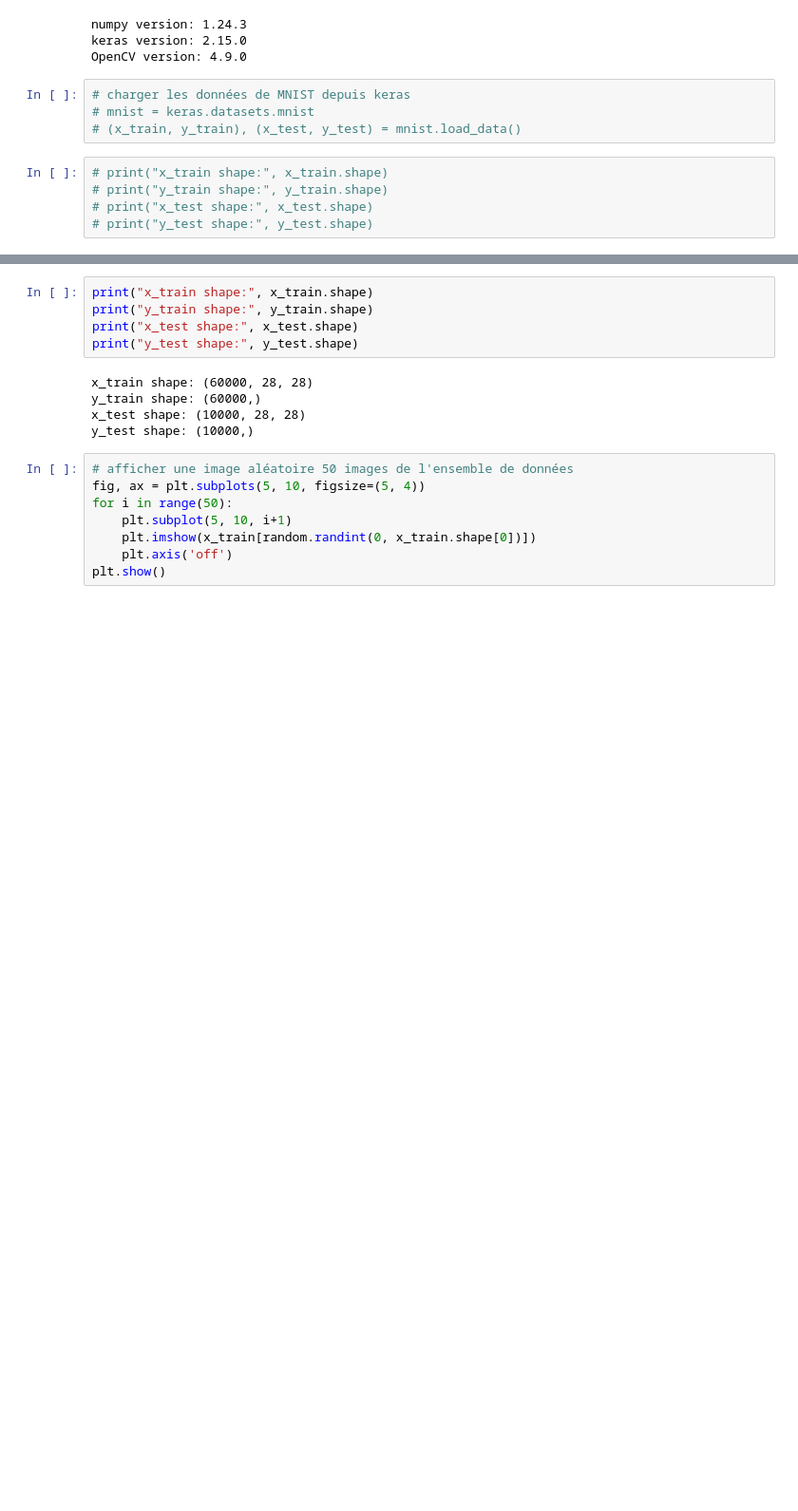
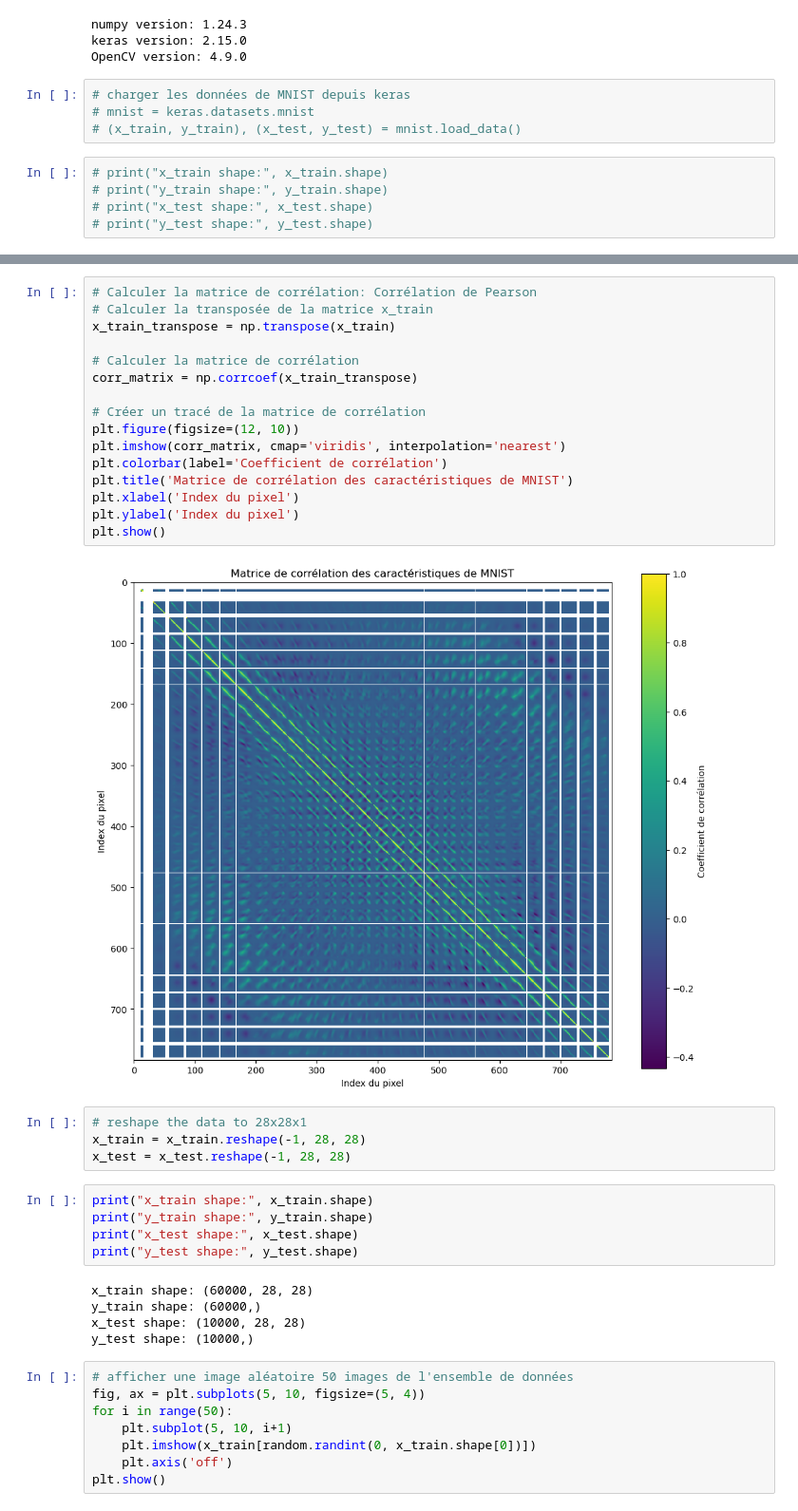
Before and after one commit to cherifissa/haindwritte_predict, a Jupyter notebook: number_predic.ipynb, the cells around one changed output, grey strips where cells are left out. Shown at 95% size. Drawn from its saved outputs; the diff is of its cells as text; blank space fills up the shorter version.

```diff
--- a/number_predic.ipynb
+++ b/number_predic.ipynb
@@ -48,3 +54,25 @@ x_test = x_test.reshape(-1, 28, 28)
+# %%
+# Calculer la matrice de corrélation: Corrélation de Pearson
+# Calculer la transposée de la matrice x_train
+x_train_transpose = np.transpose(x_train)
+
+# Calculer la matrice de corrélation
+corr_matrix = np.corrcoef(x_train_transpose)
+
+# Créer un tracé de la matrice de corrélation
+plt.figure(figsize=(12, 10))
+plt.imshow(corr_matrix, cmap='viridis', interpolation='nearest')
+plt.colorbar(label='Coefficient de corrélation')
+plt.title('Matrice de corrélation des caractéristiques de MNIST')
+plt.xlabel('Index du pixel')
+plt.ylabel('Index du pixel')
+plt.show()
+# %% [output]
+[figure, added]
+# %%
+# reshape the data to 28x28x1
+x_train = x_train.reshape(-1, 28, 28)
+x_test = x_test.reshape(-1, 28, 28)
 # %%
 print("x_train shape:", x_train.shape)
 print("y_train shape:", y_train.shape)
```
Also changed, not shown: parts of 9 cells of this notebook, 6 other files.
